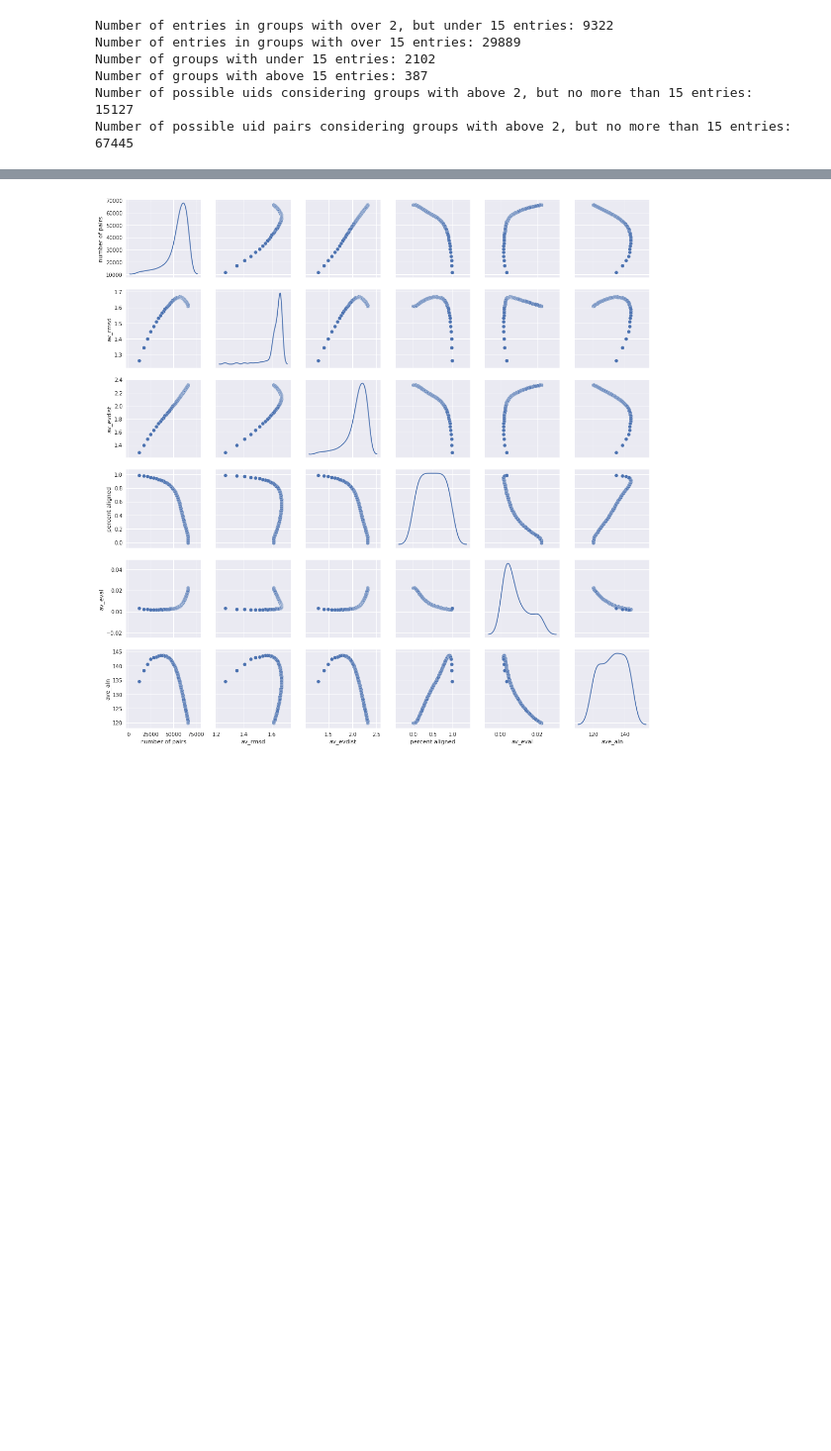
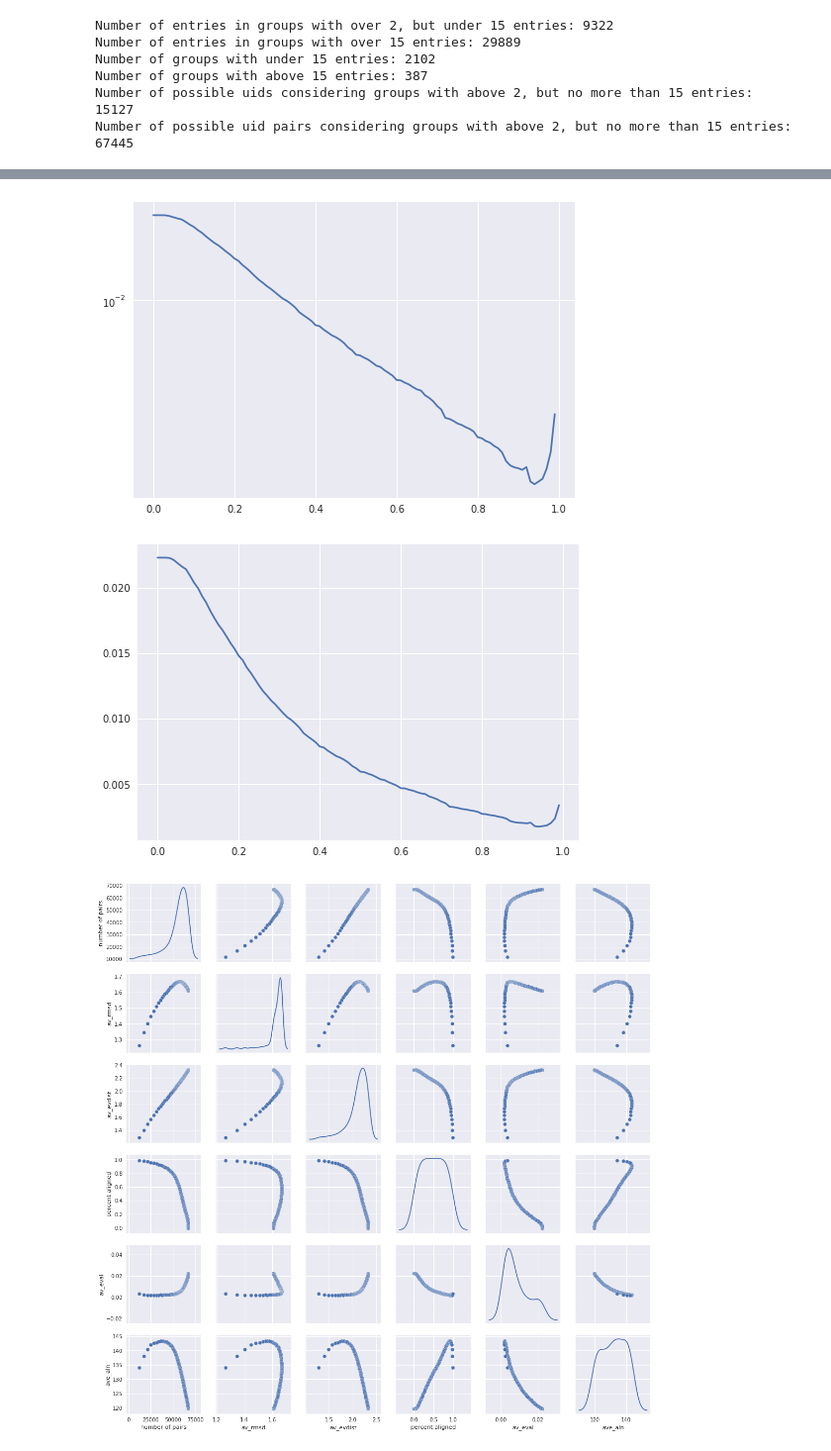
Before and after one commit to patrickbryant1/basic_scilife_scripts, a Jupyter notebook: visual/visual_workflow4.ipynb, the cells around one changed output, grey strips where cells are left out. Shown at 99% size. Saved outputs shown, nothing was run; the diff lists cells and outputs as text; code cells hidden in the pictures; blank space fills up the shorter version.

```diff
--- a/visual/visual_workflow4.ipynb
+++ b/visual/visual_workflow4.ipynb
@@ -349,3 +335,12 @@ complete_seq_df.columns
+# %%
+plt.plot(thresholds, av_eval)
+plt.yscale('log')
+plt.show()
+plt.plot(thresholds, av_eval)
+plt.show()
+# %% [output]
+[figure, added]
+[figure, added]
 # %%
 #Look how many entries have above x percent aligned with a step size of 1
 above_x_aligned = []
```
Also changed, not shown: parts of 8 cells of this notebook, 4 other files.
